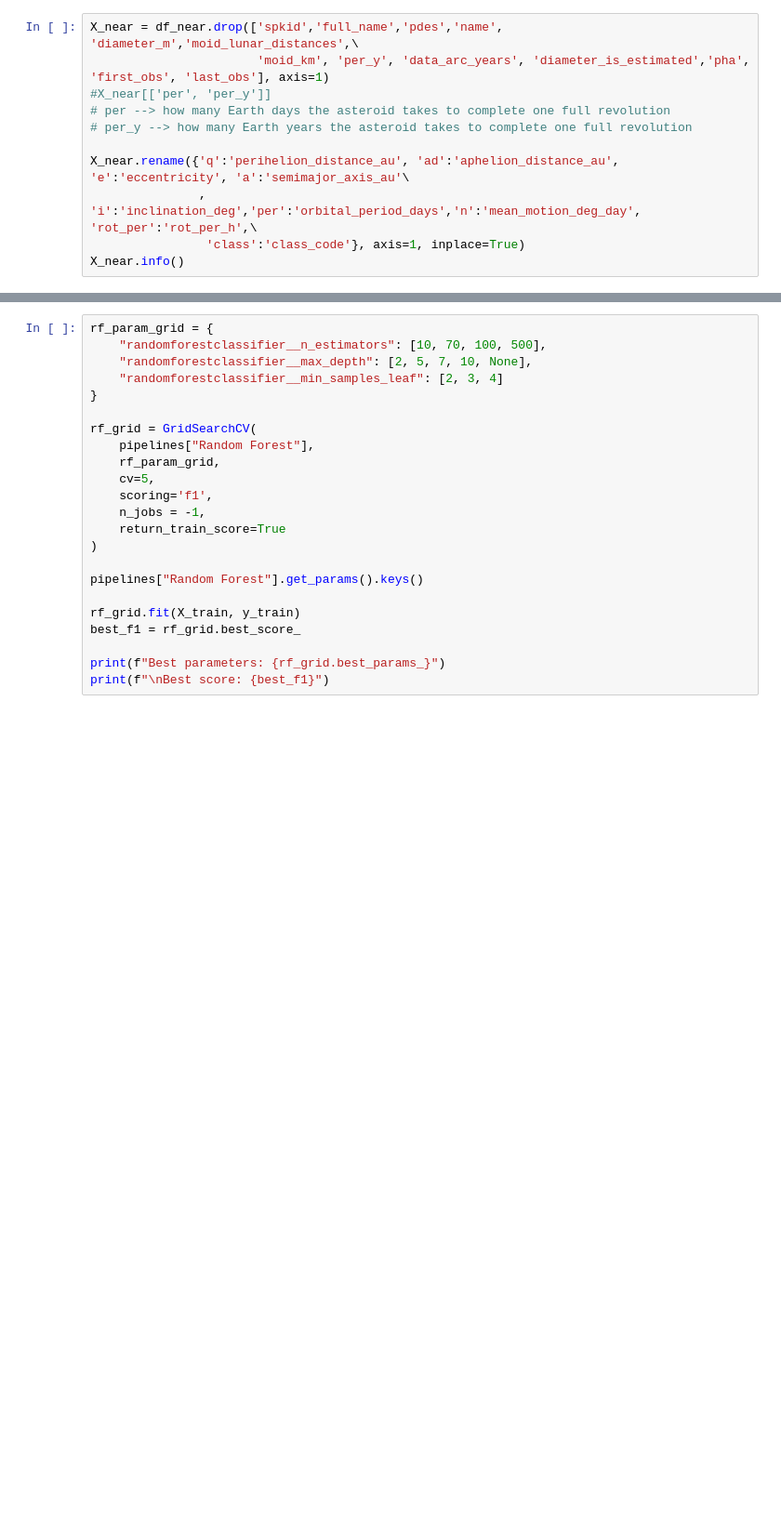
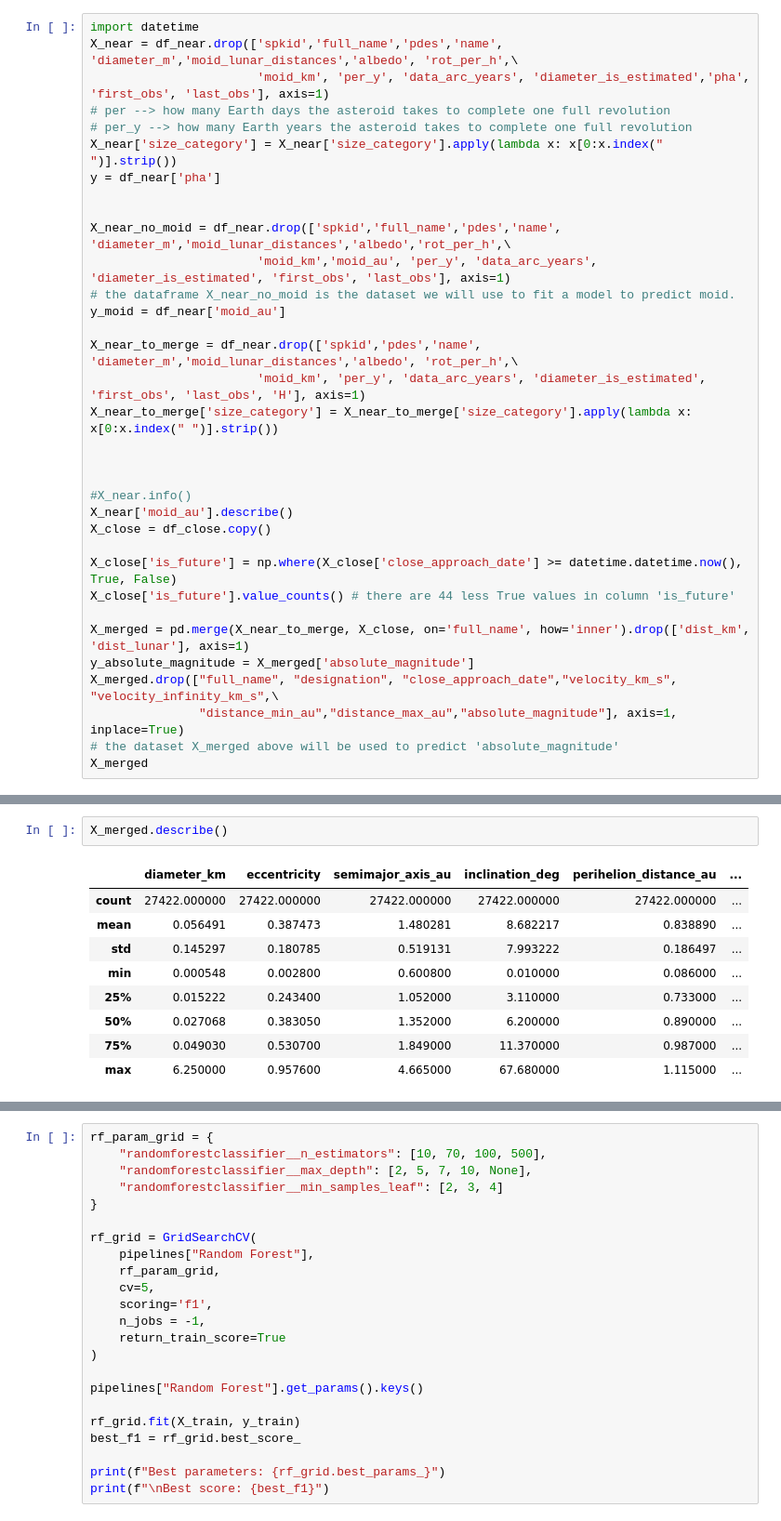
Before and after one commit to HzeroD/near_earth_asteroid_predictor, a Jupyter notebook: train.ipynb, the cells around one changed output, grey strips where cells are left out. Shown at 93% size. Drawn from its saved outputs; the diff is of its cells as text; blank space fills up the shorter version.

```diff
--- a/train.ipynb
+++ b/train.ipynb
@@ -205,11 +68,34 @@ memory usage: 8.6 MB
 # %%
-X_near = df_near.drop(['spkid','full_name','pdes','name', 'diameter_m','moid_lunar_distances',\
+import datetime
+X_near = df_near.drop(['spkid','full_name','pdes','name', 'diameter_m','moid_lunar_distances','albedo', 'rot_per_h',\
                        'moid_km', 'per_y', 'data_arc_years', 'diameter_is_estimated','pha', 'first_obs', 'last_obs'], axis=1)
-#X_near[['per', 'per_y']]
 # per --> how many Earth days the asteroid takes to complete one full revolution
 # per_y --> how many Earth years the asteroid takes to complete one full revolution
+X_near['size_category'] = X_near['size_category'].apply(lambda x: x[0:x.index(" ")].strip())
+y = df_near['pha']
 
-X_near.rename({'q':'perihelion_distance_au', 'ad':'aphelion_distance_au', 'e':'eccentricity', 'a':'semimajor_axis_au'\
-               , 'i':'inclination_deg','per':'orbital_period_days','n':'mean_motion_deg_day', 'rot_per':'rot_per_h',\
-                'class':'class_code'}, axis=1, inplace=True)
-X_near.info()
+
+X_near_no_moid = df_near.drop(['spkid','full_name','pdes','name', 'diameter_m','moid_lunar_distances','albedo','rot_per_h',\
+                       'moid_km','moid_au', 'per_y', 'data_arc_years', 'diameter_is_estimated', 'first_obs', 'last_obs'], axis=1)
+# the dataframe X_near_no_moid is the dataset we will use to fit a model to predict moid.
+y_moid = df_near['moid_au']
+
+X_near_to_merge = df_near.drop(['spkid','pdes','name', 'diameter_m','moid_lunar_distances','albedo', 'rot_per_h',\
+                       'moid_km', 'per_y', 'data_arc_years', 'diameter_is_estimated', 'first_obs', 'last_obs', 'H'], axis=1)
+X_near_to_merge['size_category'] = X_near_to_merge['size_category'].apply(lambda x: x[0:x.index(" ")].strip())
+
+
+
+#X_near.info()
+X_near['moid_au'].describe()
+X_close = df_close.copy()
+
+X_close['is_future'] = np.where(X_close['close_approach_date'] >= datetime.datetime.now(), True, False)
+X_close['is_future'].value_counts() # there are 44 less True values in column 'is_future'
+
+X_merged = pd.merge(X_near_to_merge, X_close, on='full_name', how='inner').drop(['dist_km', 'dist_lunar'], axis=1)
+y_absolute_magnitude = X_merged['absolute_magnitude']
+X_merged.drop(["full_name", "designation", "close_approach_date","velocity_km_s", "velocity_infinity_km_s",\
+               "distance_min_au","distance_max_au","absolute_magnitude"], axis=1, inplace=True)
+# the dataset X_merged above will be used to predict 'absolute_magnitude'
+X_merged
@@ -306,3 +127,15 @@ X_near.columns.tolist()
+# %%
+X_merged.describe()
+# %% [output]
+|  | diameter_km | eccentricity | semimajor_axis_au | inclination_deg | perihelion_distance_au | ... |
+| count | 27422.000000 | 27422.000000 | 27422.000000 | 27422.000000 | 27422.000000 | ... |
+| mean | 0.056491 | 0.387473 | 1.480281 | 8.682217 | 0.838890 | ... |
+| std | 0.145297 | 0.180785 | 0.519131 | 7.993222 | 0.186497 | ... |
+| min | 0.000548 | 0.002800 | 0.600800 | 0.010000 | 0.086000 | ... |
+| 25% | 0.015222 | 0.243400 | 1.052000 | 3.110000 | 0.733000 | ... |
+| 50% | 0.027068 | 0.383050 | 1.352000 | 6.200000 | 0.890000 | ... |
+| 75% | 0.049030 | 0.530700 | 1.849000 | 11.370000 | 0.987000 | ... |
+| max | 6.250000 | 0.957600 | 4.665000 | 67.680000 | 1.115000 | ... |
 # %%
 from sklearn.preprocessing import LabelEncoder, OneHotEncoder, StandardScaler
 from sklearn.preprocessing import OneHotEncoder
```
Also changed, not shown: parts of 23 cells of this notebook, 5 other files.
